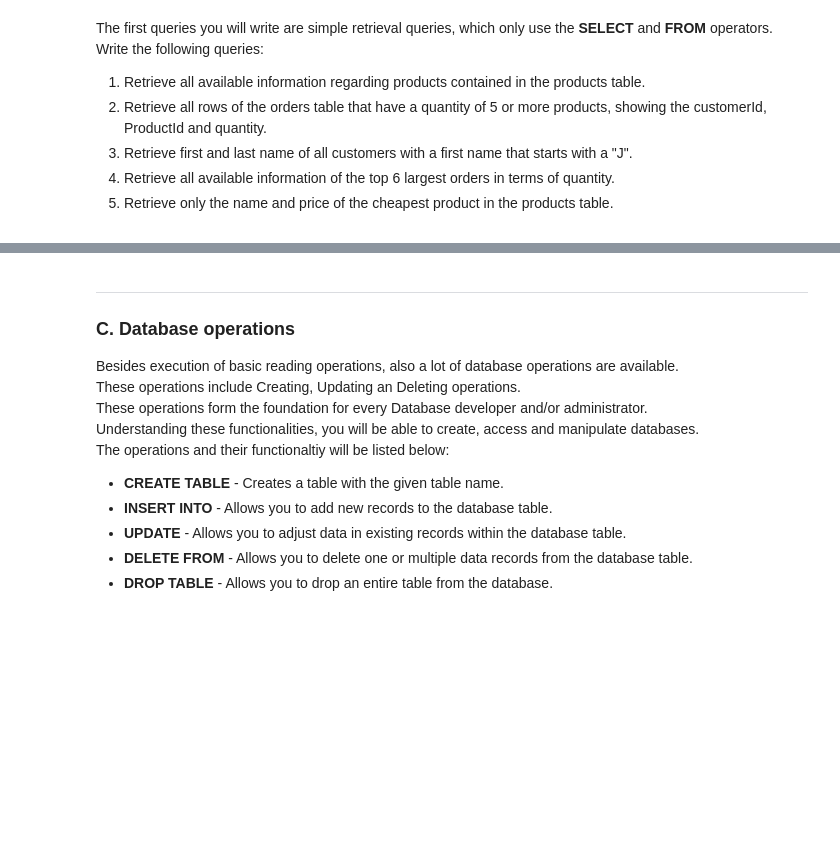
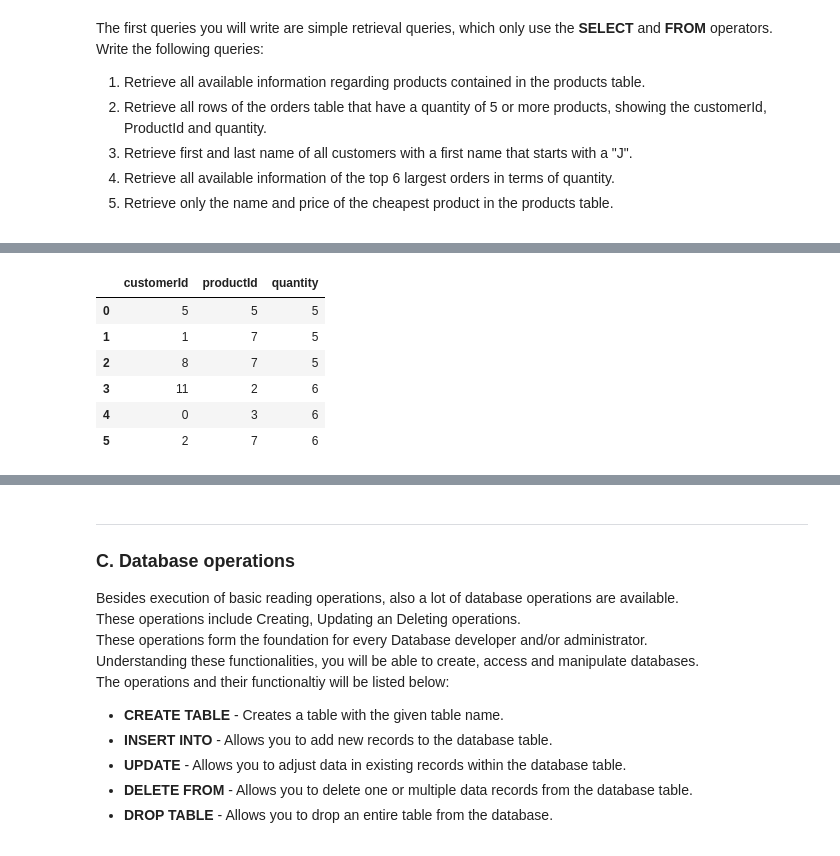
Before and after one commit to JoepBeurskens/Datacademy_Demo, a Jupyter notebook: Modules/M3_SQL/src/main.ipynb, the cells around one changed output, grey strips where cells are left out. Saved outputs shown, nothing was run; the diff lists cells and outputs as text; code cells hidden in the pictures; blank space fills up the shorter version.

```diff
--- a/Modules/M3_SQL/src/main.ipynb
+++ b/Modules/M3_SQL/src/main.ipynb
@@ -102,5 +115,13 @@ db.execute_query(query=Q_B1, return_df=True, exercise="B1")
 # %%
-Q_B2 = ""
+Q_B2 = "SELECT customerId, productId, quantity FROM Orders WHERE quantity >= 5;"
 
 db.execute_query(query=Q_B2, return_df=True, exercise="B2")
+# %% [output]
+|  | customerId | productId | quantity |
+| 0 | 5 | 5 | 5 |
+| 1 | 1 | 7 | 5 |
+| 2 | 8 | 7 | 5 |
+| 3 | 11 | 2 | 6 |
+| 4 | 0 | 3 | 6 |
+| 5 | 2 | 7 | 6 |
 # %%
```
Also changed, not shown: parts of 35 cells of this notebook, 13 other files.
